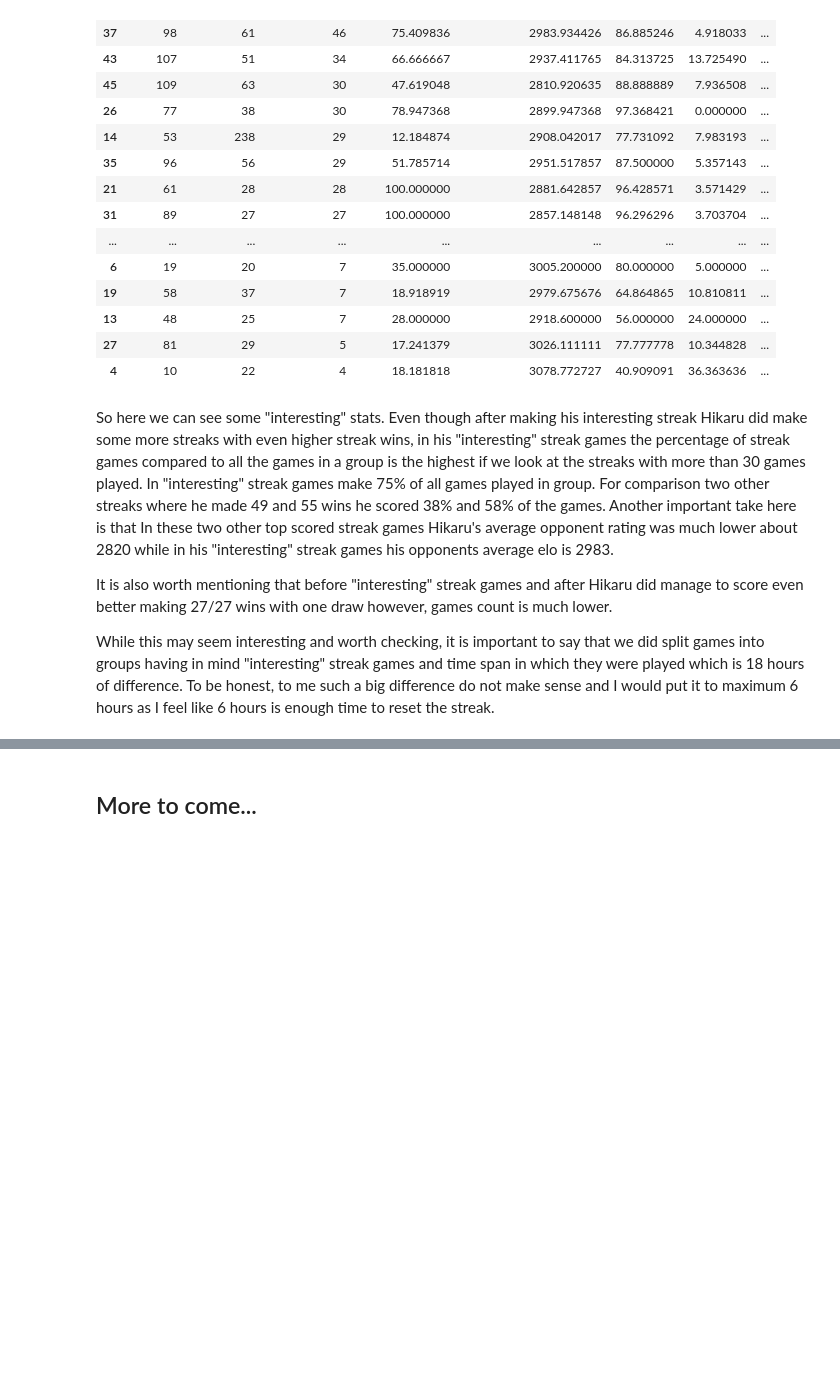
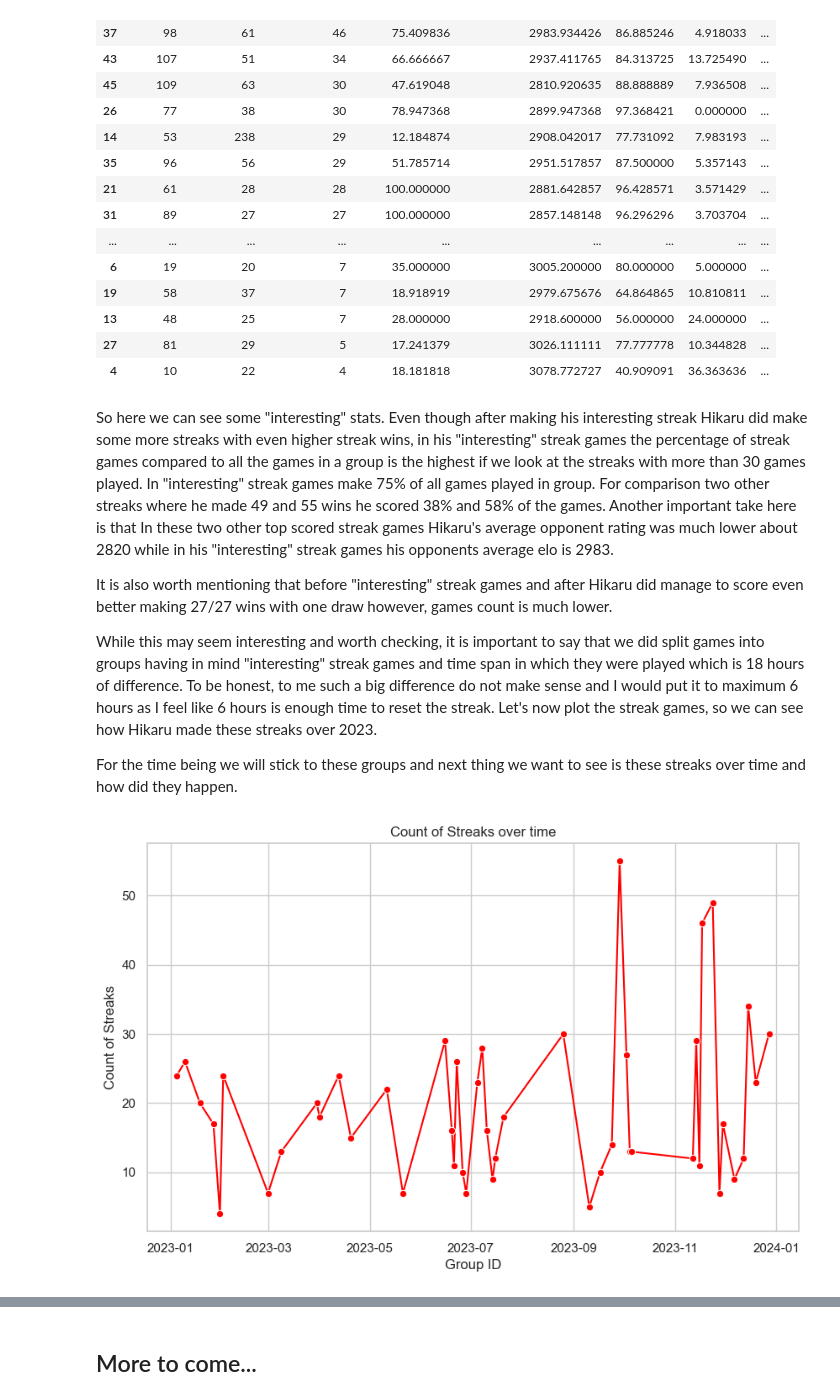
Before and after one commit to vzornic/hikaru-interesting-analysis, a Jupyter notebook: analysis.ipynb, the cells around one changed output, grey strips where cells are left out. Saved outputs shown, nothing was run; the diff lists cells and outputs as text; code cells hidden in the pictures; blank space fills up the shorter version.

```diff
--- a/analysis.ipynb
+++ b/analysis.ipynb
@@ -1442,7 +1442,6 @@ for group_id, group_df in game_groups.items():
     win_rate = group_df['win'].mean()
     draw_rate = group_df['draw'].mean()
     loose_rate = group_df['loose'].mean()
-    timeout_win = group_df['timeout_win'].mean()
 
     data.append({
         'Group id': group_id,
@@ -1453,12 +1452,11 @@ for group_id, group_df in game_groups.items():
         'Win %': win_rate,
         'Draw %': draw_rate,
         'Loose %': loose_rate,
-        'Timeout win %': timeout_win,
         'Start': start_date,
         'End': end_date
     })
 
-basic_stats_df = pd.DataFrame(data, columns=['Group id', 'Game count', 'Longest streak', 'Longest streak %', 'Average Opponent Rating', 'Win %', 'Draw %', 'Loose %', 'Timeout win %', 'Start', 'End'])
+basic_stats_df = pd.DataFrame(data, columns=['Group id', 'Game count', 'Longest streak', 'Longest streak %', 'Average Opponent Rating', 'Win %', 'Draw %', 'Loose %' 'Start', 'End'])
 basic_stats_df.sort_values(by='Longest streak', ascending=False)
 # %% [output]
 |  | Group id | Game count | Longest streak | Longest streak % | Average Opponent Rating | Win % | Draw % | ... |
@@ -1483,4 +1481,30 @@ So here we can see some "interesting" stats. Even though after making his intere
 
 It is also worth mentioning that before "interesting" streak games and after Hikaru did manage to score even better making 27/27 wins with one draw however, games count is much lower.
 
-While this may seem interesting and worth checking, it is important to say that we did split games into groups having in mind "interesting" streak games and time span in which they were played which is 18 hours of difference. To be honest, to me such a big difference do not make sense and I would put it to maximum 6 hours as I feel like 6 hours is enough time to reset the streak.
+While this may seem interesting and worth checking, it is important to say that we did split games into groups having in mind "interesting" streak games and time span in which they were played which is 18 hours of difference. To be honest, to me such a big difference do not make sense and I would put it to maximum 6 hours as I feel like 6 hours is enough time to reset the streak. Let's now plot the streak games, so we can see how Hikaru made these streaks over 2023.
+
+For the time being we will stick to these groups and next thing we want to see is these streaks over time and how did they happen.
+# %%
+data = []
+for group_id, group_df in game_groups.items():
+    longest_streak = len(find_longest_streak(group_df))
+    game_count = len(group_df)
+    lsp = longest_streak/game_count * 100
+
+    data.append({
+        'Group id': group_id,
+        'Streak count': longest_streak,
+        'streak_perc': lsp,
+        'date': group_df['timestamp'].mean()
+    })
+
+plot_df = pd.DataFrame(data, columns=['Group id', 'Streak count', 'streak_perc', 'date'])
+plt.figure(figsize=(10, 6))
+
+sns.lineplot(x='date', y='Streak count', data=plot_df, marker='o', linestyle='-', color='red')
+
+plt.xlabel('Group ID')
+plt.ylabel('Count of Streaks')
+plt.title('Count of Streaks over time')
+# %% [output]
+[figure, added]
```
Also changed, not shown: parts of 4 cells of this notebook.
